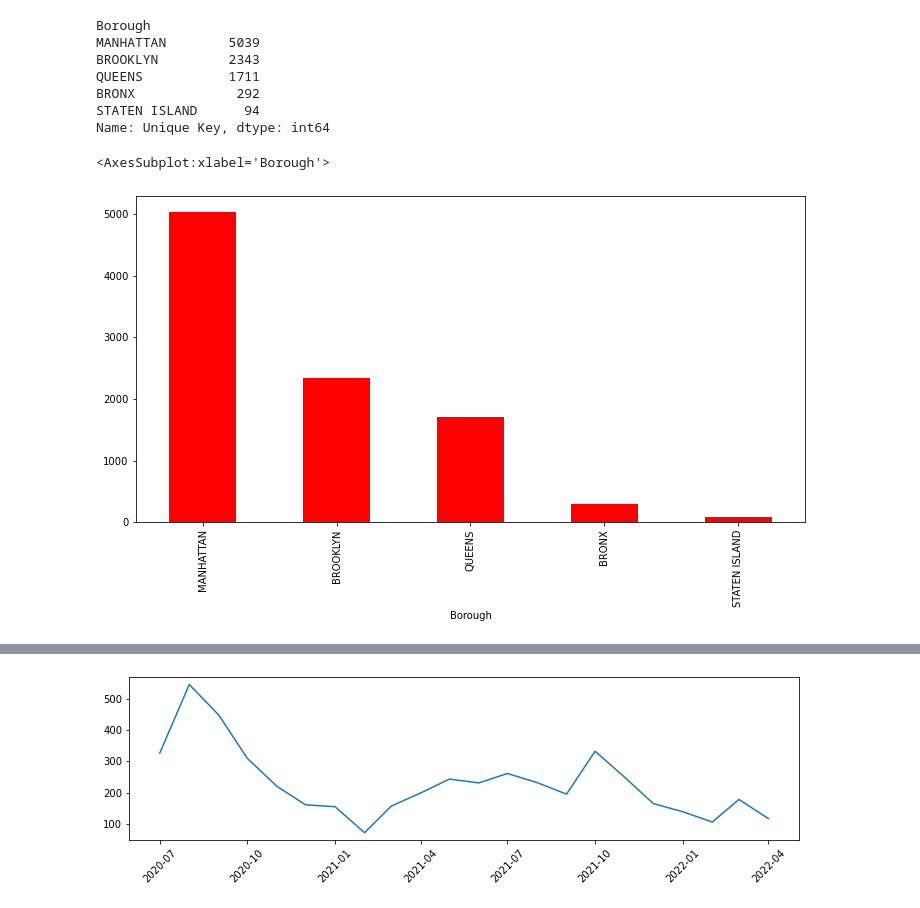
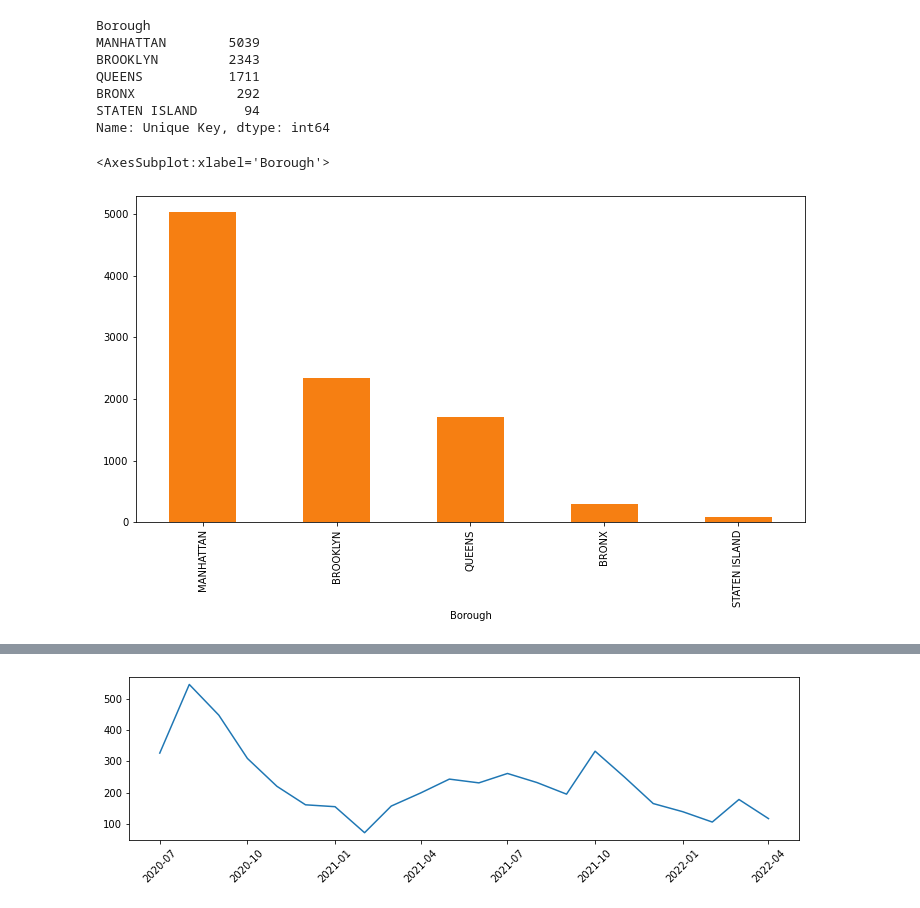
Before and after one commit to hedgekim/PDA_Open_Dining, a Jupyter notebook: PDA_Open_Dining/311_Open_Dining.ipynb, the cells around one changed output, grey strips where cells are left out. Saved outputs shown, nothing was run; the diff lists cells and outputs as text; code cells hidden in the pictures.

```diff
--- a/PDA_Open_Dining/311_Open_Dining.ipynb
+++ b/PDA_Open_Dining/311_Open_Dining.ipynb
@@ -121,7 +121,7 @@ STATEN ISLAND      94
 Name: Unique Key, dtype: int64
 # %%
 plt.figure(figsize = (12,6))
-data.groupby('Borough')['Unique Key'].count().sort_values(ascending=False).plot.bar(color = 'r')
+data.groupby('Borough')['Unique Key'].count().sort_values(ascending=False).plot.bar(color = '#F67F12')
 # %% [output]
 <AxesSubplot:xlabel='Borough'>
-[figure, old version]
+[figure, new version]
```
Also changed, not shown: parts of 38 cells of this notebook, 1 other file.
